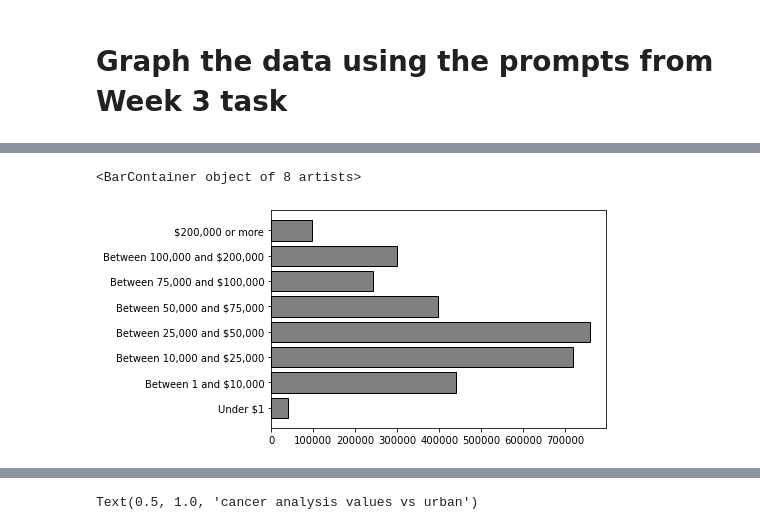
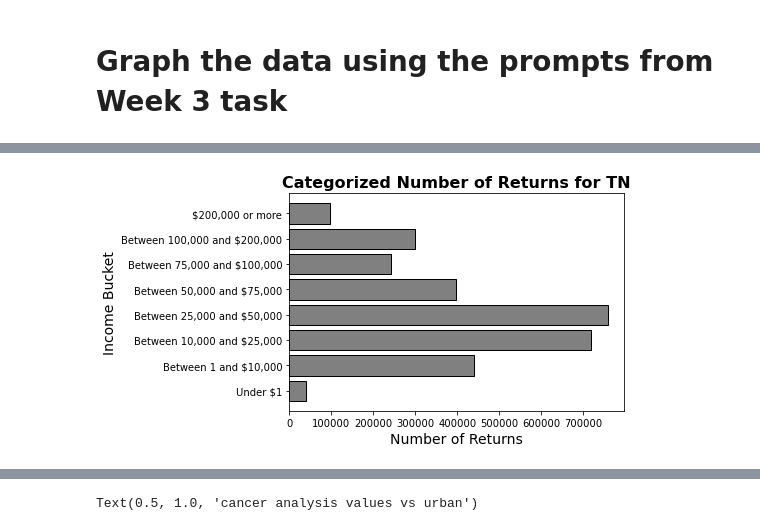
Before and after one commit to richardslogan95/data-science-essentials-3, a Jupyter notebook: LRR_notebooks/main.ipynb, the cells around one changed output, grey strips where cells are left out. Saved outputs shown, nothing was run; the diff lists cells and outputs as text; code cells hidden in the pictures.

```diff
--- a/LRR_notebooks/main.ipynb
+++ b/LRR_notebooks/main.ipynb
@@ -177,11 +236,13 @@ only_tn_income
 | 19757 | TN | Tennessee | Between 75,000 and $100,000 | 241730 | 43690 | 182110 | 12690 | ... |
 | 19758 | TN | Tennessee | Between 100,000 and $200,000 | 298270 | 33380 | 254300 | 8230 | ... |
 | 19759 | TN | Tennessee | $200,000 or more | 97920 | 8640 | 85910 | 1760 | ... |
-# %%
-plt.barh('income_bucket', 'return_count', data=only_tn_income, color = 'gray', edgecolor = 'black')
-# %% [output]
-<BarContainer object of 8 artists>
-[figure, removed]
+# %%
+plt.barh('income_bucket', 'return_count', data=only_tn_income, color = 'gray', edgecolor = 'black')
+plt.ylabel('Income Bucket', fontsize = 14)
+plt.xlabel('Number of Returns', fontsize = 14)
+plt.title('Categorized Number of Returns for TN', fontsize = 16, fontweight = 'bold');
+# %% [output]
+[figure, added]
 # %%
 # Create a calculated column in the `income_county_agg` DataFrame
 # which gives the approximate average household income for each county.
```
Also changed, not shown: parts of 9 cells of this notebook, 5 other files.
